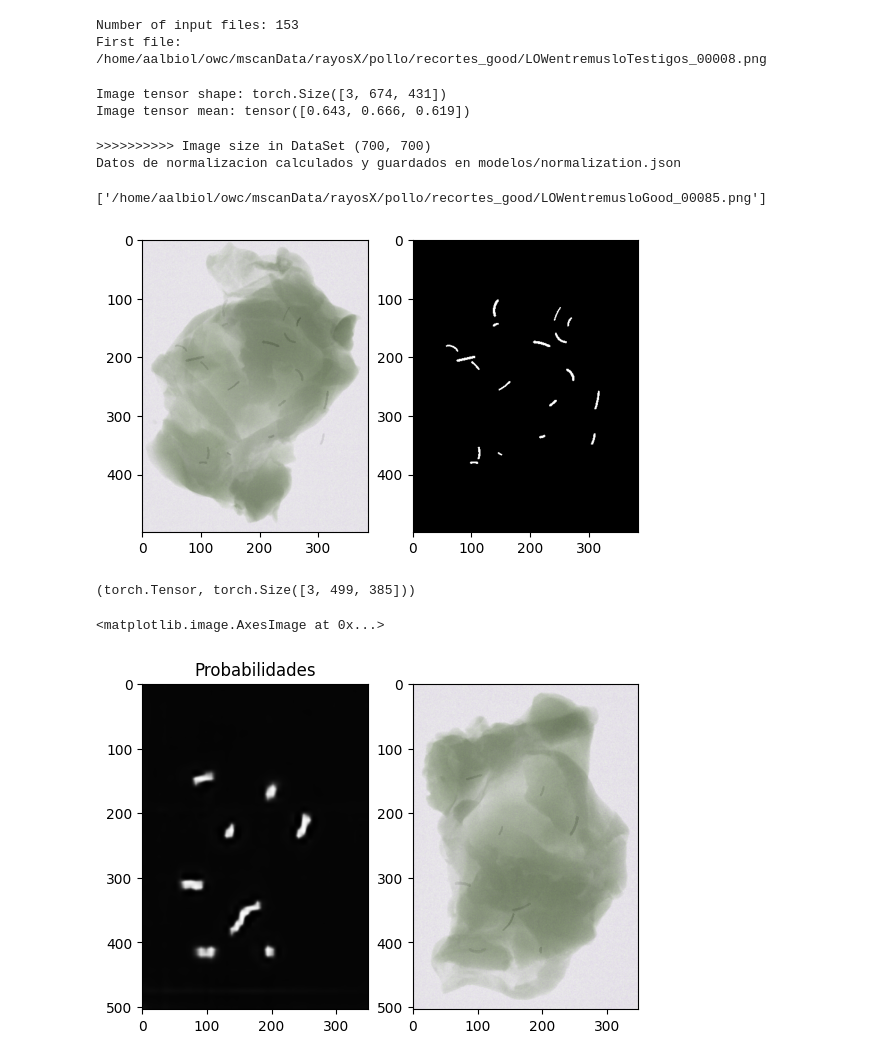
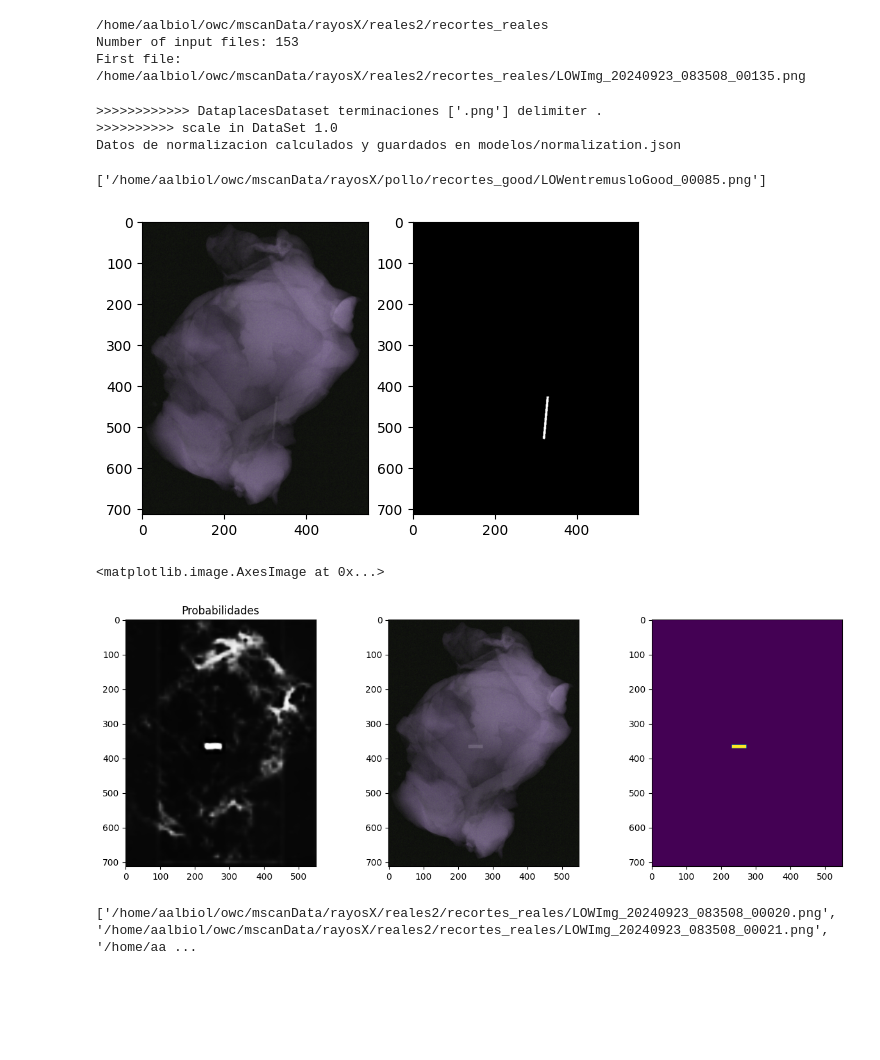
Before and after one commit to aalbiol/rayosX, a Jupyter notebook: cuadernos_RayosX/inferencia_Segmentacion_simulacion.ipynb, the cells around one changed output. Drawn from its saved outputs; the diff is of its cells as text; code cells hidden in the pictures; blank space fills up the shorter version.

Commit message:
Primera version del simulador que detecta defectos reales

```diff
--- a/cuadernos_RayosX/inferencia_Segmentacion_simulacion.ipynb
+++ b/cuadernos_RayosX/inferencia_Segmentacion_simulacion.ipynb
@@ -70,41 +73,39 @@ DeepLab Num channels_in: 3
 usuario=os.getenv('USER')
 home=os.getenv('HOME')
 mscanData= home + '/owc/mscanData/' if usuario == 'aalbiol' else home + 'mscanData/'
-
-dir_recortes_in=mscanData + 'rayosX/pollo/recortes_good/'
-input_files=glob(dir_recortes_in + '*estigo*.png')
+# /home/aalbiol/owc/mscanData/rayosX/reales2/recortes_reales
+dir_recortes_in=os.path.join(mscanData , 'rayosX/reales2/recortes_reales')
+print(dir_recortes_in)
+input_files=glob(os.path.join(dir_recortes_in , '*.png'))
 print('Number of input files:', len(input_files))
 print('First file:', input_files[0])
 # %% [output]
+/home/aalbiol/owc/mscanData/rayosX/reales2/recortes_reales
 Number of input files: 153
-First file: /home/aalbiol/owc/mscanData/rayosX/pollo/recortes_good/LOWentremusloTestigos_00008.png
+First file: /home/aalbiol/owc/mscanData/rayosX/reales2/recortes_reales/LOWImg_20240923_083508_00135.png
-# %%
-imgtensor=imgtensor = dataset.read_image_rayosX(input_files[17],2**16-1)
-print('Image tensor shape:', imgtensor.shape)
-print('Image tensor mean:', imgtensor.mean(dim=(1,2)))
-# %% [output]
-Image tensor shape: torch.Size([3, 674, 431])
-Image tensor mean: tensor([0.643, 0.666, 0.619])
 # %%
 root_folder="/home/aalbiol/owc/mscanData/rayosX/pollo"
 train_dataset=("../listas_rayosX/buenos/train/train_list.txt","recortes_good")
-sim_params={
-    'prob_no_change':-1,
-    'min_number_of_defects':5,
-    'max_number_of_defects':24,
-    'min_defect_intensity':0.05,
-    'max_defect_intensity': 0.1,
-    'min_defect_size':5,
-    'max_defect_size':30,
+
+params={
+    'prob_no_change':0.0,
+    'min_number_of_defects':1,
+    'max_number_of_defects':3,
+    'alpha_low': 0.04,
+    'alpha_high': 0.02,
+    'min_defect_size':40,
+    'max_defect_size':150,
     'min_defect_width':2,
-    'max_defect_width':4,
-}
+    'max_defect_width':5,
+    'defect_types':{'FlatLine': 1.0, 'CylLine': 1.0, 'FlatSpline': 1.0, 'CylSpline':1.0}
+    }
 
-ds=dataset.DataplacesDataSet(root_folder=root_folder,dataplaces=[train_dataset],
+ds=dataset.DataplacesDataSetSimulaDefectos(root_folder=root_folder,dataplaces=[train_dataset],
                              max_values=[2**16-1,2**16-1,2**16-1],delimiter=".",terminaciones=[".png"],
-                             params_simulacion_defectos=sim_params,transform=None,normalization_image_size=(700,700))
+                             params_simulacion_defectos=params,transform=None,scale=1.0)
 # %% [output]
->>>>>>>>>> Image size in DataSet (700, 700)
+>>>>>>>>>>>> DataplacesDataset terminaciones ['.png'] delimiter .
+>>>>>>>>>> scale in DataSet 1.0
 Datos de normalizacion calculados y guardados en modelos/normalization.json
 # %%
 im,nombre,mask=ds.__getitem__(0)
@@ -115,20 +116,32 @@ _=plt.subplot(1,2,2)
 _=plt.imshow(mask.numpy(),cmap="gray",clim=[0,1])
 # %% [output]
 ['/home/aalbiol/owc/mscanData/rayosX/pollo/recortes_good/LOWentremusloGood_00085.png']
-[figure, old version]
+[figure, new version]
-# %%
-type(im),im.shape
-# %% [output]
-(torch.Tensor, torch.Size([3, 499, 385]))
 # %%
-k=1
+k=0
 im,nombre,mask=ds.__getitem__(k)
-probs=predict_image(im,normalizacion,modelo,device)
-_=plt.subplot(1,2,1)
+probs=predict_image(im,modelo,device)
+_=plt.figure(figsize=(15,5))
+_=plt.subplot(1,3,1)
 _=plt.imshow(probs,clim=(0,1),cmap='gray')
 _=plt.title('Probabilidades')
-_=plt.subplot(1,2,2)
+_=plt.subplot(1,3,2)
 plt.imshow(im.permute((1,2,0)).numpy())
+_=plt.subplot(1,3,3)
+plt.imshow(mask.numpy())
 # %% [output]
 <matplotlib.image.AxesImage at 0x...>
-[figure, old version]
+[figure, new version]
+# %%
+condefectos =[f for f in input_files if "0020" in f]
+condefectos += [f for f in input_files if "0021" in f]
+condefectos += [f for f in input_files if "0022" in f]
+condefectos += [f for f in input_files if "0023" in f]
+condefectos+=[f for f in input_files if "0024" in f]
+condefectos+=[f for f in input_files if "0025" in f]
+condefectos+=[f for f in input_files if "0026" in f]
+condefectos +=[f for f in input_files if "0027" in f]
+condefectos +=[f for f in input_files if "0028" in f]
+print(condefectos)
+# %% [output]
+['/home/aalbiol/owc/mscanData/rayosX/reales2/recortes_reales/LOWImg_20240923_083508_00020.png', '/home/aalbiol/owc/mscanData/rayosX/reales2/recortes_reales/LOWImg_20240923_083508_00021.png', '/home/aa ...
```
Also changed, not shown: parts of 10 cells of this notebook, 14 other files.
